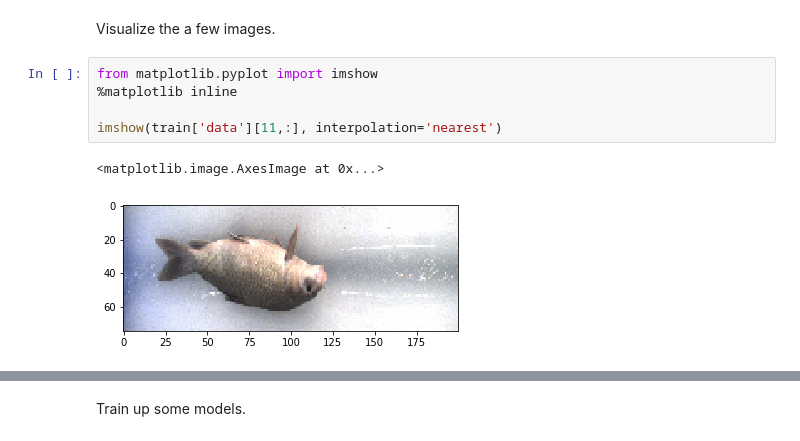
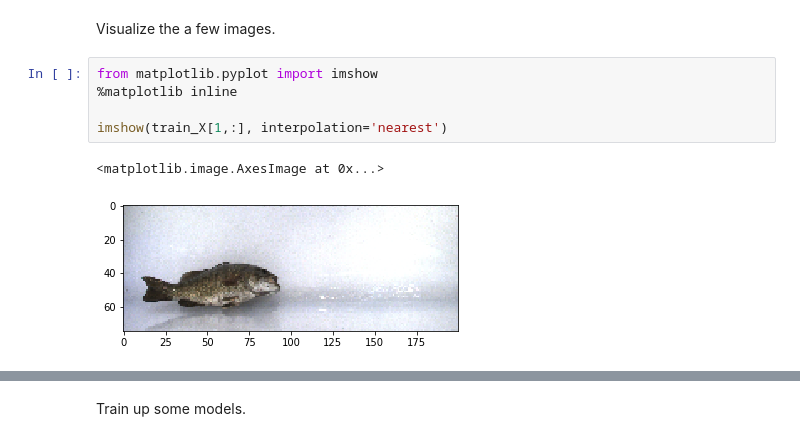
Before and after one commit to eickholtj/CPS580, a Jupyter notebook: labs/Lab6.ipynb, the cells around one changed output, grey strips where cells are left out. Drawn from its saved outputs; the diff is of its cells as text.

```diff
--- a/labs/Lab6.ipynb
+++ b/labs/Lab6.ipynb
@@ -80,11 +121,11 @@ Visualize the a few images.
 # %%
 from matplotlib.pyplot import imshow
 %matplotlib inline
 
-imshow(train['data'][11,:], interpolation='nearest')
+imshow(train_X[1,:], interpolation='nearest')
 # %% [output]
 <matplotlib.image.AxesImage at 0x...>
-[figure, old version]
+[figure, new version]
 # %%
 from matplotlib.pyplot import imshow
 %matplotlib inline
```
Also changed, not shown: parts of 8 cells of this notebook.
